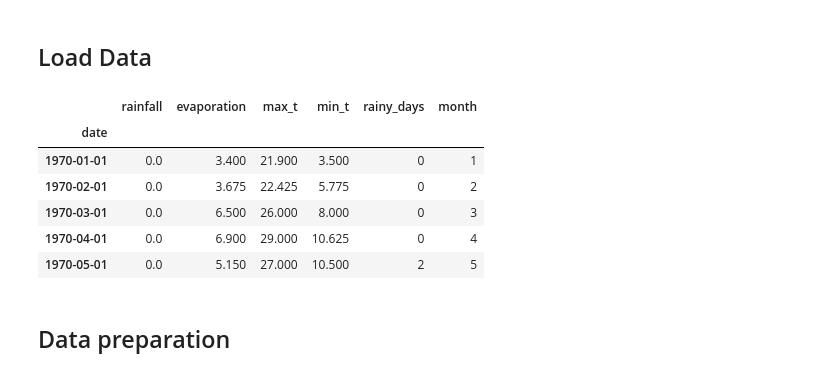
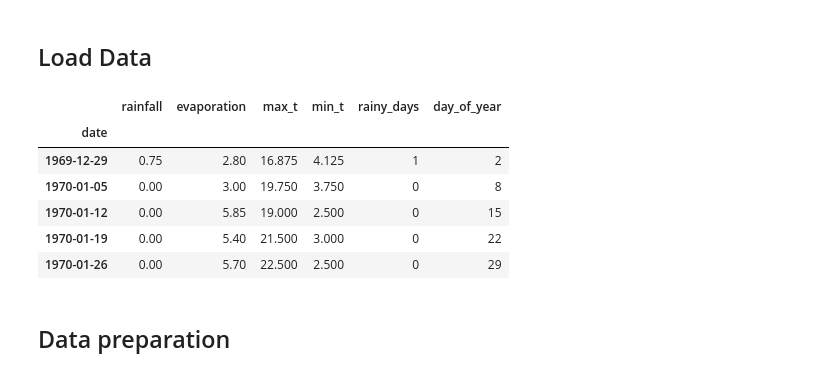
Before and after one commit to rodoart/rainfall, a Jupyter notebook: notebooks/3.1_rainfall-monthly_predictions.ipynb, the cells around one changed output. Drawn from its saved outputs; the diff is of its cells as text; code cells hidden in the pictures.

```diff
--- a/notebooks/3.1_rainfall-monthly_predictions.ipynb
+++ b/notebooks/3.1_rainfall-monthly_predictions.ipynb
@@ -61,25 +59,25 @@ alarm_sound_url = "https://upload.wikimedia.org/wikipedia/commons/4/43/BABS_-_Al
 # %% [markdown]
 ## Load Data
 # %%
-STATE = 'DISTRITO FEDERAL'
-MUNICIPALITY = ''
+STATE = 'Durango'
+MUNICIPALITY = 'Durango'
 date_interval = (date(1970,1,1),'')
 
 
 sdf = StationsDataFrame()
 dm = sdf.DailyMedians(STATE, MUNICIPALITY)
 
-pm_montly = dm.PeriodicMedians('M', date_interval)
+pm_weekly = dm.PeriodicMedians('W', date_interval)
 
-pm_montly.df.head()
+pm_weekly.df.head()
 # %% [output]
-|  | rainfall | evaporation | max_t | min_t | rainy_days | month |
+|  | rainfall | evaporation | max_t | min_t | rainy_days | day_of_year |
 | date |  |  |  |  |  |  |
-| 1970-01-01 | 0.0 | 3.400 | 21.900 | 3.500 | 0 | 1 |
-| 1970-02-01 | 0.0 | 3.675 | 22.425 | 5.775 | 0 | 2 |
-| 1970-03-01 | 0.0 | 6.500 | 26.000 | 8.000 | 0 | 3 |
-| 1970-04-01 | 0.0 | 6.900 | 29.000 | 10.625 | 0 | 4 |
-| 1970-05-01 | 0.0 | 5.150 | 27.000 | 10.500 | 2 | 5 |
+| 1969-12-29 | 0.75 | 2.80 | 16.875 | 4.125 | 1 | 2 |
+| 1970-01-05 | 0.00 | 3.00 | 19.750 | 3.750 | 0 | 8 |
+| 1970-01-12 | 0.00 | 5.85 | 19.000 | 2.500 | 0 | 15 |
+| 1970-01-19 | 0.00 | 5.40 | 21.500 | 3.000 | 0 | 22 |
+| 1970-01-26 | 0.00 | 5.70 | 22.500 | 2.500 | 0 | 29 |
 # %% [markdown]
 ## Data preparation
 # %% [markdown]
```
Also changed, not shown: parts of 35 cells of this notebook, 14 other files.
